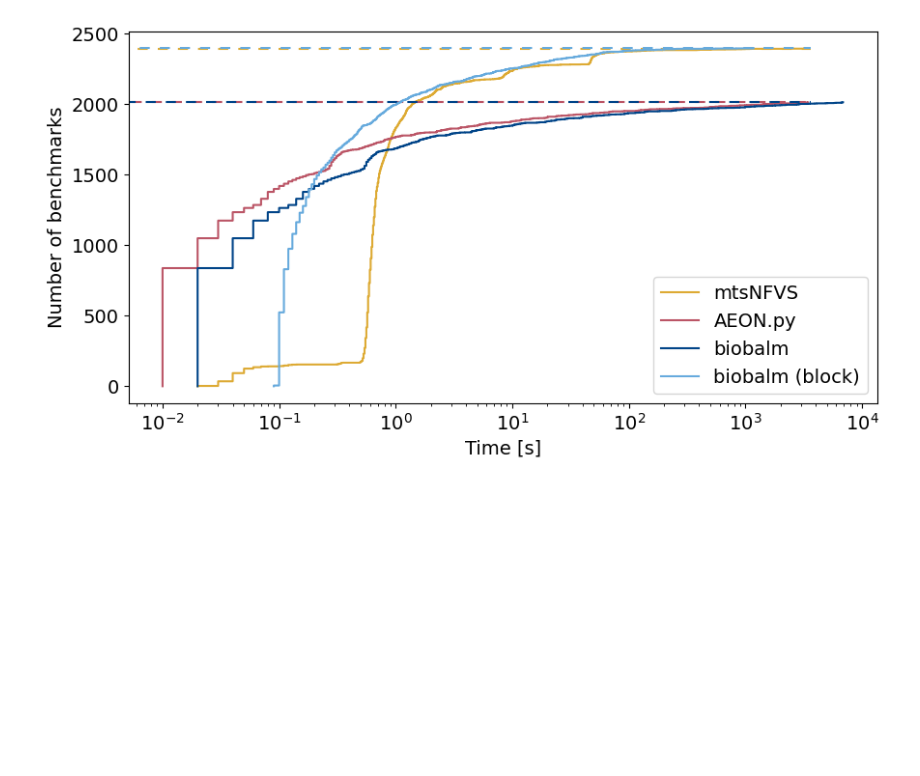
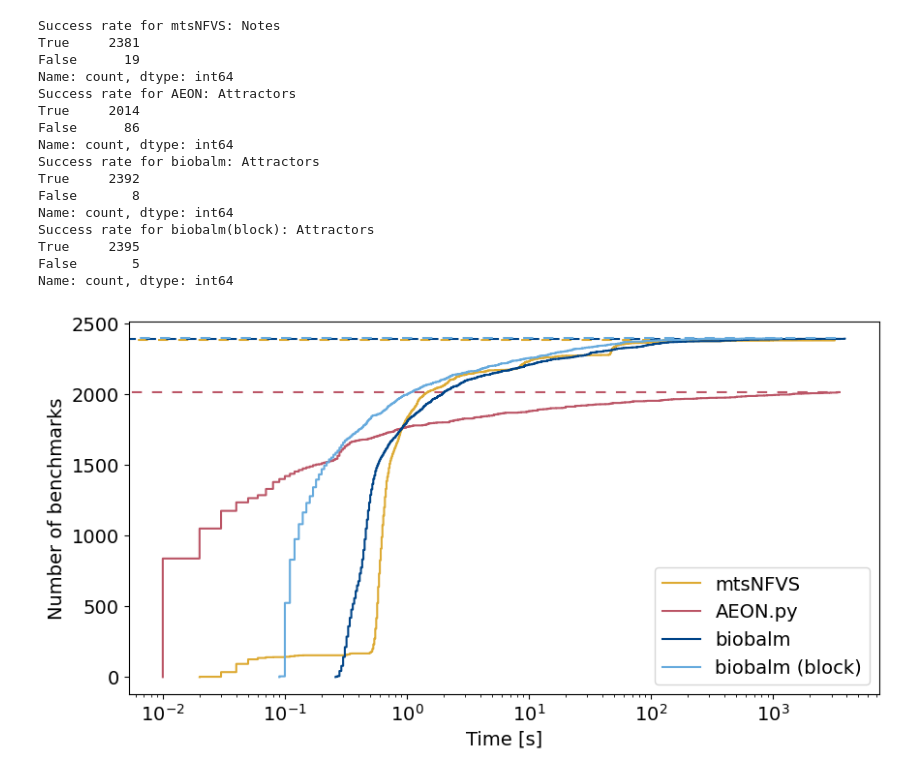
Before and after one commit to jcrozum/balm-analysis, a Jupyter notebook: analysis/benchmark_plots.ipynb, the cells around one changed output. Saved outputs shown, nothing was run; the diff lists cells and outputs as text; code cells hidden in the pictures; blank space fills up the shorter version.

```diff
--- a/analysis/benchmark_plots.ipynb
+++ b/analysis/benchmark_plots.ipynb
@@ -58,77 +76,107 @@ def plot_cumulative(dirs, fnames, colors):
                 skiprows=1,
                 names=["Benchmark", "Time[s]", "Notes"],
             )
-            df["Time[s]"] = df["Time[s]"].apply(
-                lambda x: float("inf") if x == " fail" else float(x)
-            )
+            df.fillna("", inplace=True)
+            # The benchmark is a success if the note contains one of two pre-defined values.
+            success_rows = df['Notes'].str.contains(r'Number of attractors|Network solved')
+            print("Success rate for mtsNFVS:", success_rows.value_counts())
+            df.loc[~success_rows, 'Time[s]'] = "inf"
+            df["Time[s]"] = df["Time[s]"].apply(lambda x: float(x))
             t = df["Time[s]"].sort_values()
         elif tool == "AEON.py":
             df = pd.read_csv(
                 dirs[tool] + fnames["all"],
                 header=None,
                 skiprows=1,
-                names=["Benchmark", "Time[s]", "v1", "v2"],
+                names=["Benchmark", "Time[s]", "Attractors", "Attractor states"],
             )
-            df["Time[s]"] = df["Time[s]"].apply(
-                lambda x: float("inf") if x == " FAIL" else float(x)
-            )
+            df.fillna("", inplace=True)
+            # The benchmark is a success if "Attractors" is exactly one number.
+            success_rows = df['Attractors'].str.match(r'^\s*\d+$')
+            print("Success rate for AEON:", success_rows.value_counts())
+            df.loc[~success_rows, 'Time[s]'] = float("inf")
+            df["Time[s]"] = df["Time[s]"].apply(lambda x: float(x))
             t = df["Time[s]"].sort_values()
         elif tool == "biobalm (block)":
             df = pd.read_csv(
                 dirs[tool] + fnames["biobalm (block)"],
                 header=None,
                 skiprows=1,
-                names=["Benchmark", "Time[s]", "_1", "_2", "_3", "_4", "_5"],
+                names=["Benchmark", "Time[s]", "All nodes", "Expanded nodes", "Minimal traps", "Attractors", "MAAs"],
             )
-            df["Time[s]"] = df["Time[s]"].apply(
-                lambda x: float("inf") if x == " FAIL" else float(x)
-            )
+            # The benchmark is a success if "Attractors" is defined.
+            success_rows = ~df['Attractors'].isna()
+            print("Success rate for biobalm(block):", success_rows.value_counts())
+            df.loc[~success_rows, 'Time[s]'] = float("inf")
+            df["Time[s]"] = df["Time[s]"].apply(lambda x: float(x))
             t = df["Time[s]"].sort_values()
         elif tool == "biobalm":
             df_exp = pd.read_csv(
                 dirs[tool] + fnames["biobalm-expand"],
                 header=None,
                 skiprows=1,
-                names=["Benchmark", "Time[s]", "_1", "_2", "_3"],
+                names=["Benchmark", "Time[s]", "All nodes", "Expanded nodes", "Minimal traps"],
             )
-            df_exp["Time[s]"] = df["Time[s]"].apply(
-                lambda x: float("inf") if x == " fail" else float(x)
-            )
+            success_rows = ~df_exp['Minimal traps'].isna()
+            df_exp.loc[~success_rows, 'Time[s]'] = float("inf")
+            df_exp["Time[s]"] = df_exp["Time[s]"].apply(lambda x: float(x))
+
             df_att = pd.read_csv(
                 dirs[tool] + fnames["biobalm-search"],
                 header=None,
                 skiprows=1,
-                names=["Benchmark", "Time[s]", "_1", "_2", "_3", "_4"],
+                names=["Benchmark", "Time[s]", "All nodes", "Minimal traps", "Attractors", "MAAs"],
             )
-            df_att["Time[s]"] = df["Time[s]"].apply(
-                lambda x: float("inf") if x == " fail" else float(x)
-            )
+            # The benchmark is a success if "Attractors" is defined (if expansion failed,
+            # this will fail too, so no need to check both).
+            success_rows = ~df_att['Attractors'].isna()
+            df_att.loc[~success_rows, 'Time[s]'] = float("inf")
+            df_att["Time[s]"] = df_att["Time[s]"].apply(lambda x: float(x))
+
+            print("Success rate for biobalm:", success_rows.value_counts())
+
             t = (df_exp["Time[s]"] + df_att["Time[s]"]).sort_values()
         else:
             print(f"SKIPPING {tool}")
             continue
         successes = sum(t < float("inf"))
         ax.hlines(
             y=successes,
             xmin=0,
             xmax=3600,
             color=colors[tool],
             linestyle=(i * 3, (5, 5)),
         )
         ax.step(t, np.arange(len(t)), label=tool, c=colors[tool])
 
     ax.set_xscale("log")
 
     ax.set_xlabel("Time [s]", fontsize=14)
     ax.set_ylabel("Number of benchmarks", fontsize=14)
 
     ax.tick_params(labelsize=14)
     ax.legend(fontsize=14, loc="lower right")
 
 
 plot_cumulative(results_dirs, nk3_fnames, colors)
 # %% [output]
+Success rate for mtsNFVS: Notes
+True     2381
+False      19
+Name: count, dtype: int64
+Success rate for AEON: Attractors
+True     2014
+False      86
+Name: count, dtype: int64
+Success rate for biobalm: Attractors
+True     2392
+False       8
+Name: count, dtype: int64
+Success rate for biobalm(block): Attractors
+True     2395
+False       5
+Name: count, dtype: int64
-[figure, old version]
+[figure, new version]
 # %%
 def plot_scatter(dirs, fnames, title=""):
     stretch_factor = 12
```
Also changed, not shown: parts of 4 cells of this notebook.
